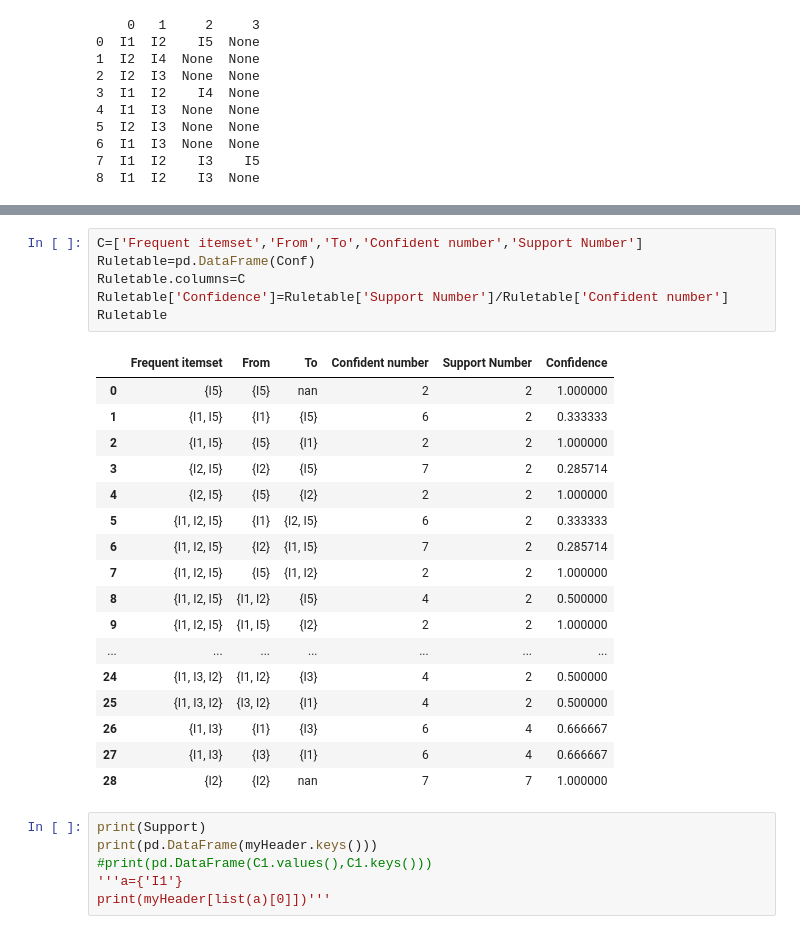
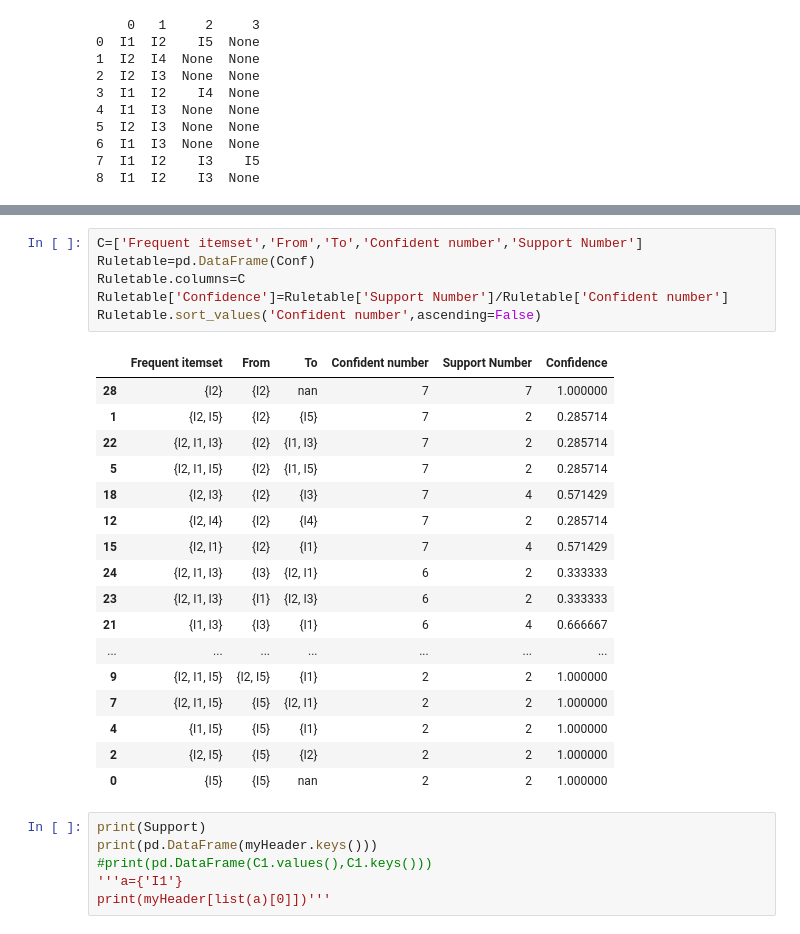
Before and after one commit to wlwlct/FP-and-APRIORI, a Jupyter notebook: debug.ipynb, the cells around one changed output, grey strips where cells are left out. Cells and saved outputs as stored; diff of their text form.

```diff
--- a/debug.ipynb
+++ b/debug.ipynb
@@ -251,27 +316,27 @@ Rest: [{'I5'}, {'I2'}]
 # %%
 C=['Frequent itemset','From','To','Confident number','Support Number']
 Ruletable=pd.DataFrame(Conf)
 Ruletable.columns=C
 Ruletable['Confidence']=Ruletable['Support Number']/Ruletable['Confident number']
-Ruletable
+Ruletable.sort_values('Confident number',ascending=False)
 # %% [output]
 |  | Frequent itemset | From | To | Confident number | Support Number | Confidence |
+| 28 | {I2} | {I2} | nan | 7 | 7 | 1.000000 |
+| 1 | {I2, I5} | {I2} | {I5} | 7 | 2 | 0.285714 |
+| 22 | {I2, I1, I3} | {I2} | {I1, I3} | 7 | 2 | 0.285714 |
+| 5 | {I2, I1, I5} | {I2} | {I1, I5} | 7 | 2 | 0.285714 |
+| 18 | {I2, I3} | {I2} | {I3} | 7 | 4 | 0.571429 |
+| 12 | {I2, I4} | {I2} | {I4} | 7 | 2 | 0.285714 |
+| 15 | {I2, I1} | {I2} | {I1} | 7 | 4 | 0.571429 |
+| 24 | {I2, I1, I3} | {I3} | {I2, I1} | 6 | 2 | 0.333333 |
+| 23 | {I2, I1, I3} | {I1} | {I2, I3} | 6 | 2 | 0.333333 |
+| 21 | {I1, I3} | {I3} | {I1} | 6 | 4 | 0.666667 |
+| ... | ... | ... | ... | ... | ... | ... |
+| 9 | {I2, I1, I5} | {I2, I5} | {I1} | 2 | 2 | 1.000000 |
+| 7 | {I2, I1, I5} | {I5} | {I2, I1} | 2 | 2 | 1.000000 |
+| 4 | {I1, I5} | {I5} | {I1} | 2 | 2 | 1.000000 |
+| 2 | {I2, I5} | {I5} | {I2} | 2 | 2 | 1.000000 |
 | 0 | {I5} | {I5} | nan | 2 | 2 | 1.000000 |
-| 1 | {I1, I5} | {I1} | {I5} | 6 | 2 | 0.333333 |
-| 2 | {I1, I5} | {I5} | {I1} | 2 | 2 | 1.000000 |
-| 3 | {I2, I5} | {I2} | {I5} | 7 | 2 | 0.285714 |
-| 4 | {I2, I5} | {I5} | {I2} | 2 | 2 | 1.000000 |
-| 5 | {I1, I2, I5} | {I1} | {I2, I5} | 6 | 2 | 0.333333 |
-| 6 | {I1, I2, I5} | {I2} | {I1, I5} | 7 | 2 | 0.285714 |
-| 7 | {I1, I2, I5} | {I5} | {I1, I2} | 2 | 2 | 1.000000 |
-| 8 | {I1, I2, I5} | {I1, I2} | {I5} | 4 | 2 | 0.500000 |
-| 9 | {I1, I2, I5} | {I1, I5} | {I2} | 2 | 2 | 1.000000 |
-| ... | ... | ... | ... | ... | ... | ... |
-| 24 | {I1, I3, I2} | {I1, I2} | {I3} | 4 | 2 | 0.500000 |
-| 25 | {I1, I3, I2} | {I3, I2} | {I1} | 4 | 2 | 0.500000 |
-| 26 | {I1, I3} | {I1} | {I3} | 6 | 4 | 0.666667 |
-| 27 | {I1, I3} | {I3} | {I1} | 6 | 4 | 0.666667 |
-| 28 | {I2} | {I2} | nan | 7 | 7 | 1.000000 |
 # %%
 print(Support)
 print(pd.DataFrame(myHeader.keys()))
```
Also changed, not shown: parts of 4 cells of this notebook, 1 other file.
